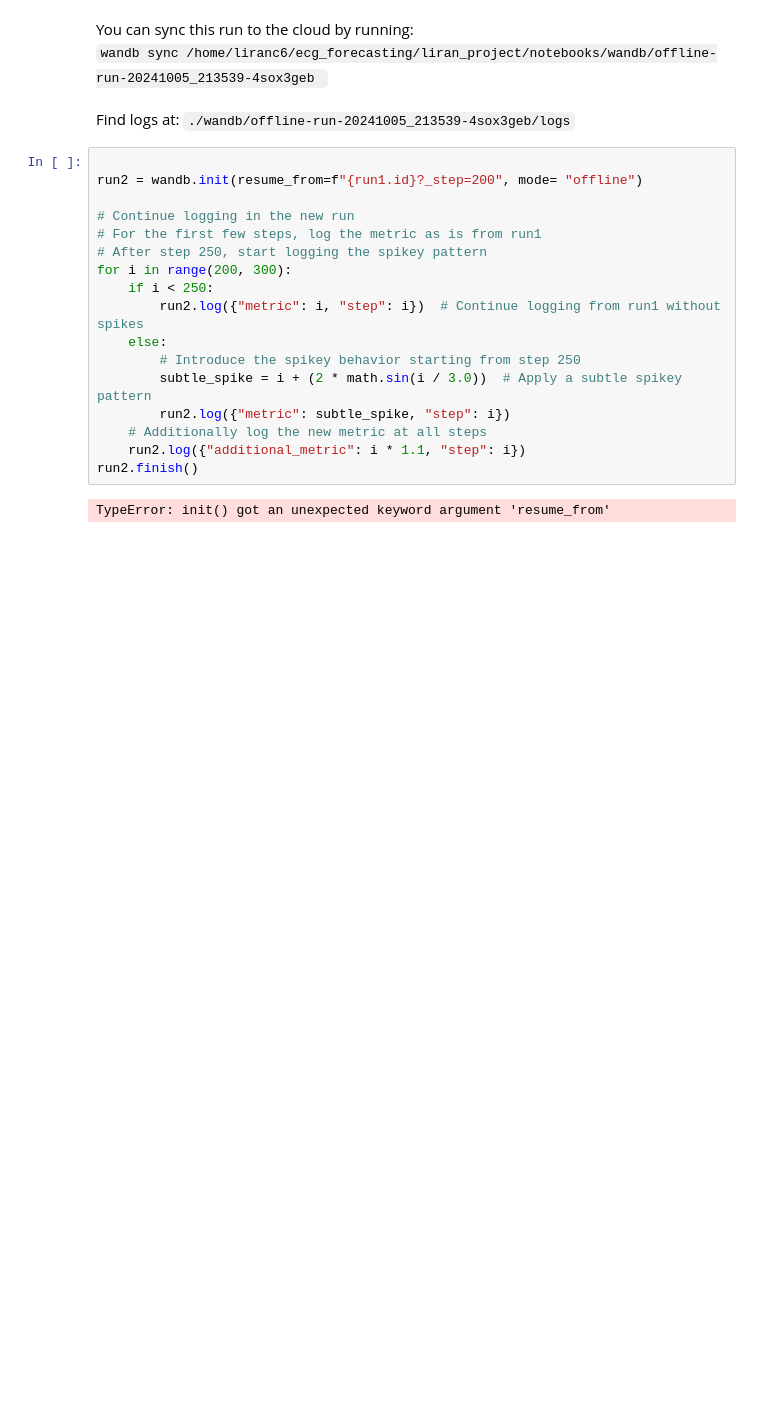
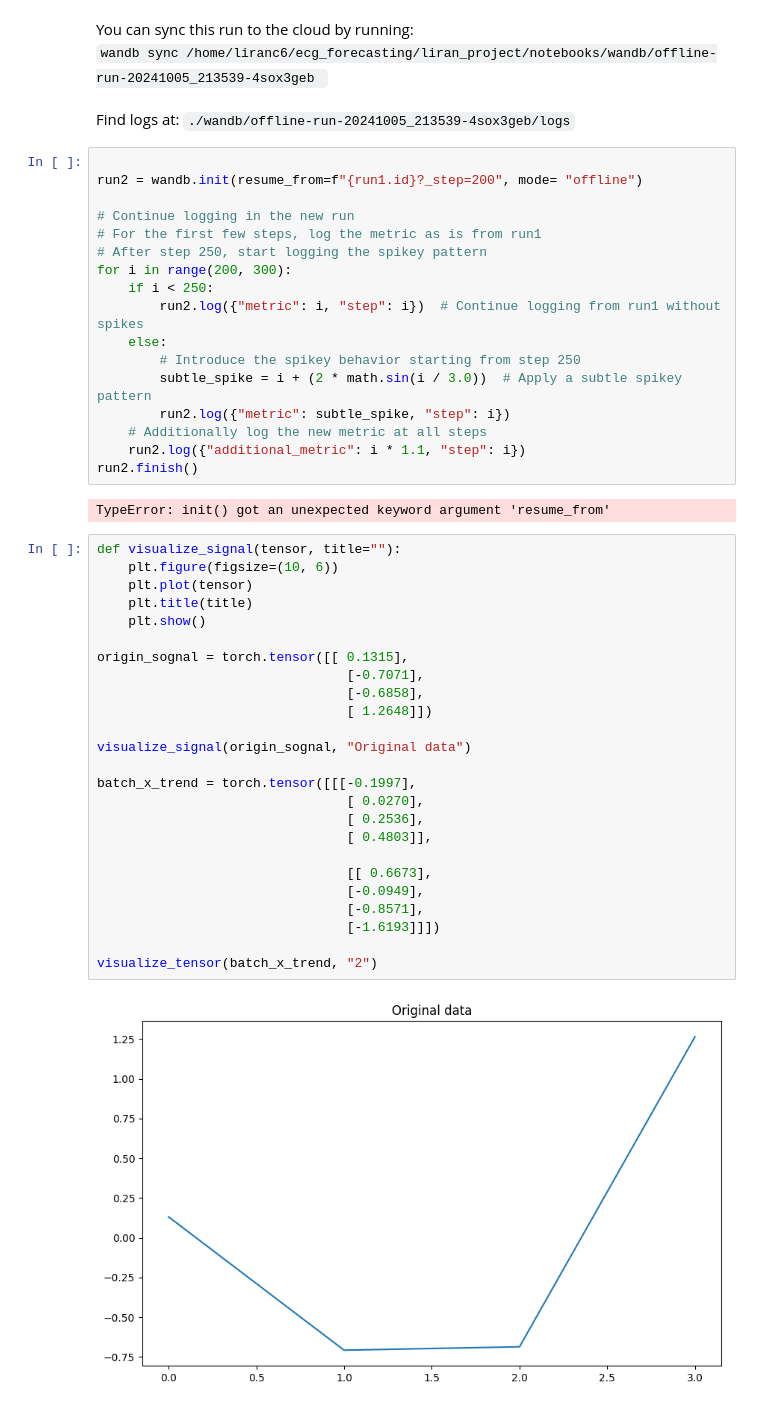
Before and after one commit to liranc6/ecg_forecasting, a Jupyter notebook: liran_project/notebooks/general.ipynb, the cells around one changed output. Cells and saved outputs as stored; diff of their text form; blank space fills up the shorter version.

```diff
--- a/liran_project/notebooks/general.ipynb
+++ b/liran_project/notebooks/general.ipynb
@@ -770,3 +770,30 @@ for i in range(200, 300):
 run2.finish()
 # %% [output]
 TypeError: init() got an unexpected keyword argument 'resume_from'
+# %%
+def visualize_signal(tensor, title=""):
+    plt.figure(figsize=(10, 6))
+    plt.plot(tensor)
+    plt.title(title)
+    plt.show()
+
+origin_sognal = torch.tensor([[ 0.1315],
+                                [-0.7071],
+                                [-0.6858],
+                                [ 1.2648]])
+
+visualize_signal(origin_sognal, "Original data")
+
+batch_x_trend = torch.tensor([[[-0.1997],
+                                [ 0.0270],
+                                [ 0.2536],
+                                [ 0.4803]],
+
+                                [[ 0.6673],
+                                [-0.0949],
+                                [-0.8571],
+                                [-1.6193]]])
+
+visualize_tensor(batch_x_trend, "2")
+# %% [output]
+[figure, added]
```
Also changed, not shown: parts of 2 cells of this notebook, 13 other files.
